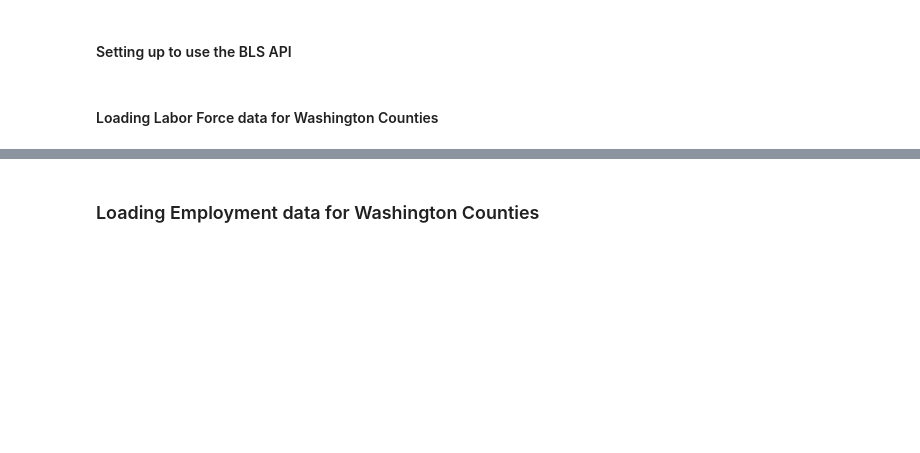
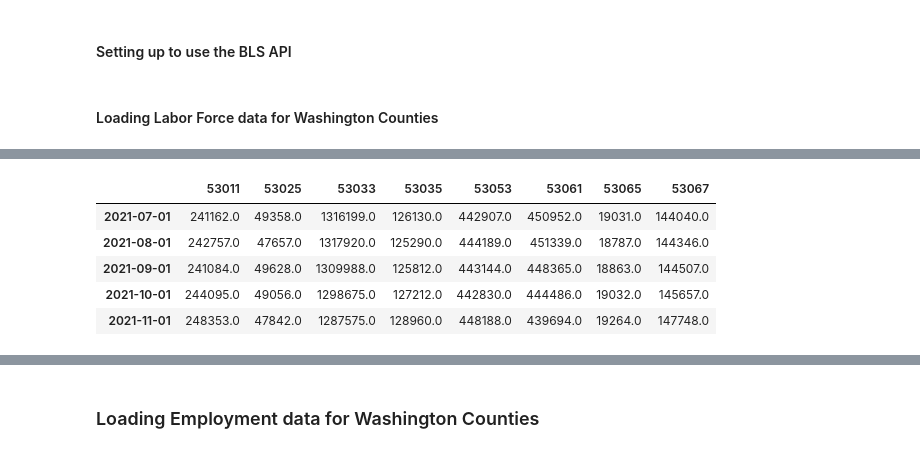
Before and after one commit to Summi-Khanna/Alpha-Dot-Housing-Market-Analysis, a Jupyter notebook: loadbls.ipynb, the cells around one changed output, grey strips where cells are left out. Cells and saved outputs as stored; diff of their text form; code cells hidden in the pictures; blank space fills up the shorter version.

```diff
--- a/loadbls.ipynb
+++ b/loadbls.ipynb
@@ -149,0 +92,9 @@ df_labor_force.head()
+# %%
+df_labor_force.tail()
+# %% [output]
+|  | 53011 | 53025 | 53033 | 53035 | 53053 | 53061 | 53065 | 53067 |
+| 2021-07-01 | 241162.0 | 49358.0 | 1316199.0 | 126130.0 | 442907.0 | 450952.0 | 19031.0 | 144040.0 |
+| 2021-08-01 | 242757.0 | 47657.0 | 1317920.0 | 125290.0 | 444189.0 | 451339.0 | 18787.0 | 144346.0 |
+| 2021-09-01 | 241084.0 | 49628.0 | 1309988.0 | 125812.0 | 443144.0 | 448365.0 | 18863.0 | 144507.0 |
+| 2021-10-01 | 244095.0 | 49056.0 | 1298675.0 | 127212.0 | 442830.0 | 444486.0 | 19032.0 | 145657.0 |
+| 2021-11-01 | 248353.0 | 47842.0 | 1287575.0 | 128960.0 | 448188.0 | 439694.0 | 19264.0 | 147748.0 |
```
Also changed, not shown: parts of 14 cells of this notebook, 10 other files.
